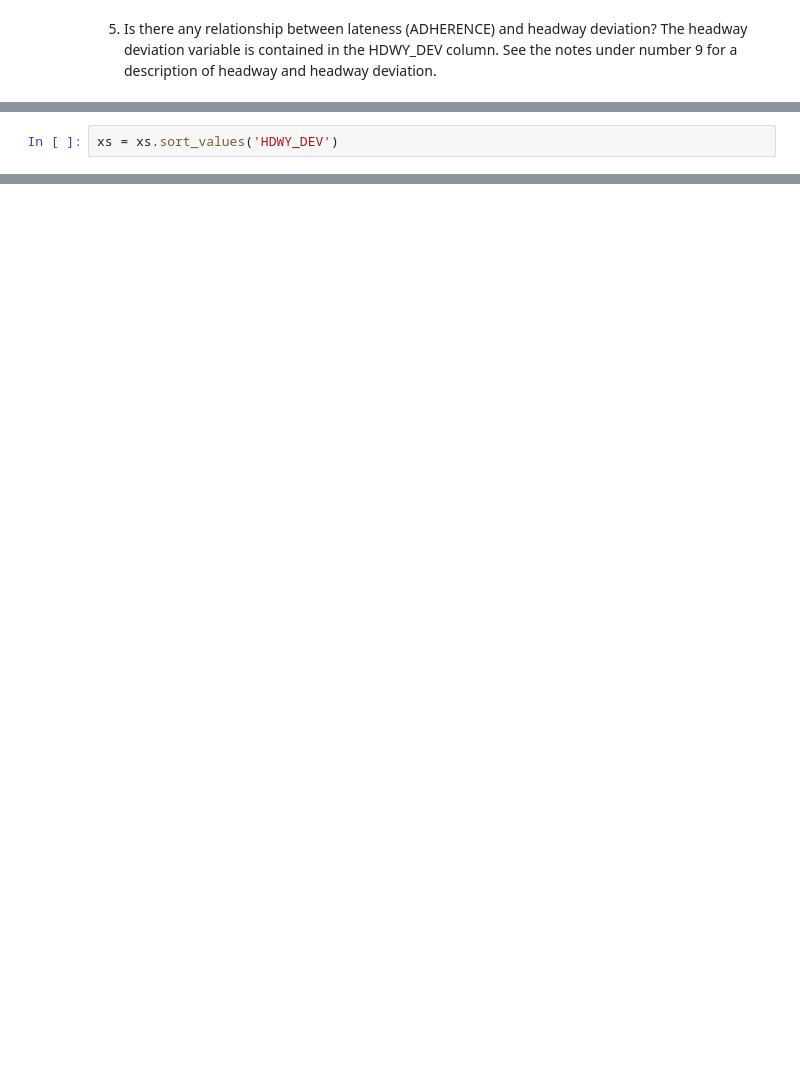
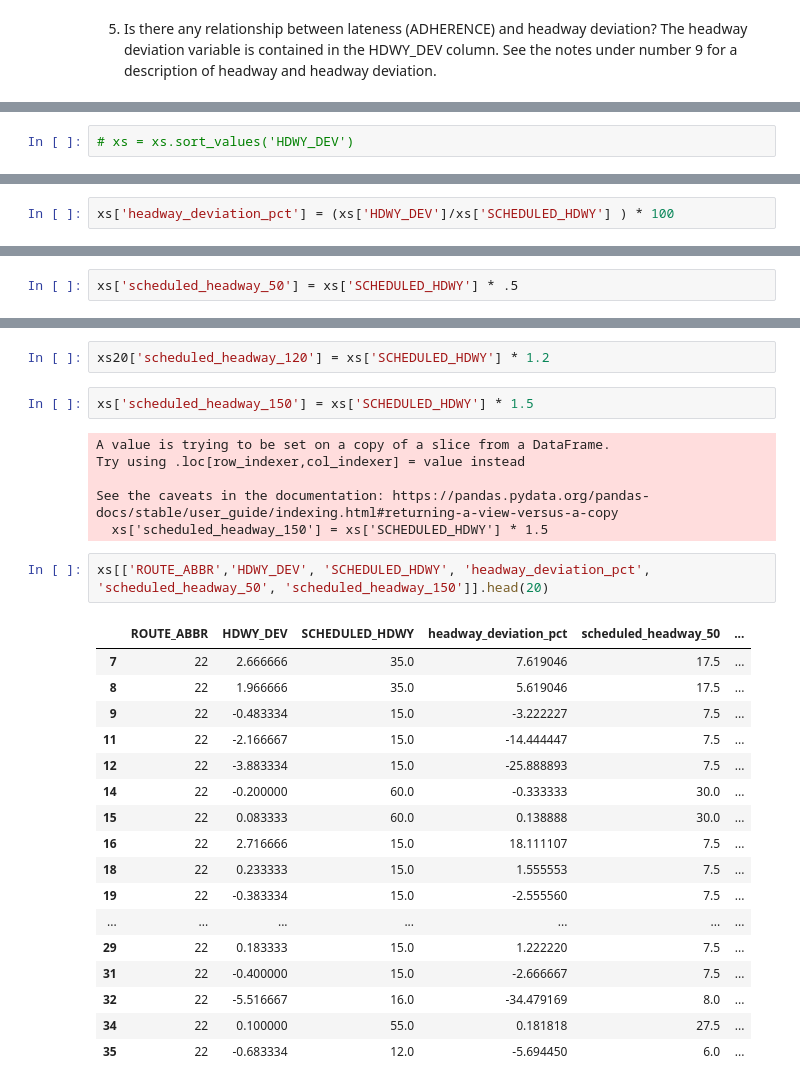
Before and after one commit to NSS-Full-Time-Data-Analytics-13/wego-nashville_team, a Jupyter notebook: notebooks/WeGo Data Introduction.ipynb, the cells around one changed output, grey strips where cells are left out. Cells and saved outputs as stored; diff of their text form; blank space fills up the shorter version.

```diff
--- a/notebooks/WeGo Data Introduction.ipynb
+++ b/notebooks/WeGo Data Introduction.ipynb
@@ -127,4 +235,4 @@ plt.scatter(wego['HDWY_DEV'], wego['ADHERENCE'])
 # %%
-xs = xs.sort_values('HDWY_DEV')
+# xs = xs.sort_values('HDWY_DEV')
 # %%
 xs
@@ -130,0 +255,2 @@ xs
+# %%
+xs['headway_deviation_pct'] = (xs['HDWY_DEV']/xs['SCHEDULED_HDWY'] ) * 100
@@ -130,0 +271,2 @@ xs
+# %%
+xs['scheduled_headway_50'] = xs['SCHEDULED_HDWY'] * .5
@@ -130,0 +289,30 @@ xs
+# %%
+xs20['scheduled_headway_120'] = xs['SCHEDULED_HDWY'] * 1.2
+# %%
+xs['scheduled_headway_150'] = xs['SCHEDULED_HDWY'] * 1.5
+# %% [output]
+A value is trying to be set on a copy of a slice from a DataFrame.
+Try using .loc[row_indexer,col_indexer] = value instead
+
+See the caveats in the documentation: https://pandas.pydata.org/pandas-docs/stable/user_guide/indexing.html#returning-a-view-versus-a-copy
+  xs['scheduled_headway_150'] = xs['SCHEDULED_HDWY'] * 1.5
+# %%
+xs[['ROUTE_ABBR','HDWY_DEV', 'SCHEDULED_HDWY', 'headway_deviation_pct', 'scheduled_headway_50', 'scheduled_headway_150']].head(20)
+# %% [output]
+|  | ROUTE_ABBR | HDWY_DEV | SCHEDULED_HDWY | headway_deviation_pct | scheduled_headway_50 | ... |
+| 7 | 22 | 2.666666 | 35.0 | 7.619046 | 17.5 | ... |
+| 8 | 22 | 1.966666 | 35.0 | 5.619046 | 17.5 | ... |
+| 9 | 22 | -0.483334 | 15.0 | -3.222227 | 7.5 | ... |
+| 11 | 22 | -2.166667 | 15.0 | -14.444447 | 7.5 | ... |
+| 12 | 22 | -3.883334 | 15.0 | -25.888893 | 7.5 | ... |
+| 14 | 22 | -0.200000 | 60.0 | -0.333333 | 30.0 | ... |
+| 15 | 22 | 0.083333 | 60.0 | 0.138888 | 30.0 | ... |
+| 16 | 22 | 2.716666 | 15.0 | 18.111107 | 7.5 | ... |
+| 18 | 22 | 0.233333 | 15.0 | 1.555553 | 7.5 | ... |
+| 19 | 22 | -0.383334 | 15.0 | -2.555560 | 7.5 | ... |
+| ... | ... | ... | ... | ... | ... | ... |
+| 29 | 22 | 0.183333 | 15.0 | 1.222220 | 7.5 | ... |
+| 31 | 22 | -0.400000 | 15.0 | -2.666667 | 7.5 | ... |
+| 32 | 22 | -5.516667 | 16.0 | -34.479169 | 8.0 | ... |
+| 34 | 22 | 0.100000 | 55.0 | 0.181818 | 27.5 | ... |
+| 35 | 22 | -0.683334 | 12.0 | -5.694450 | 6.0 | ... |
```
Also changed, not shown: parts of 39 cells of this notebook, 3 other files.
